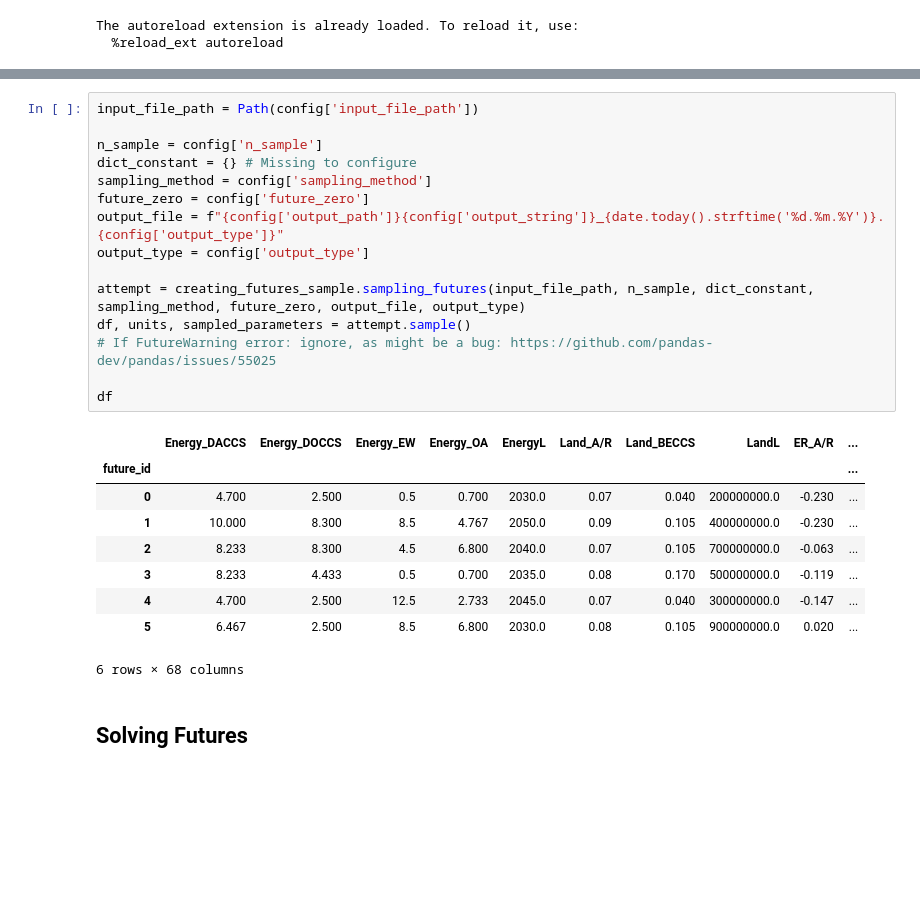
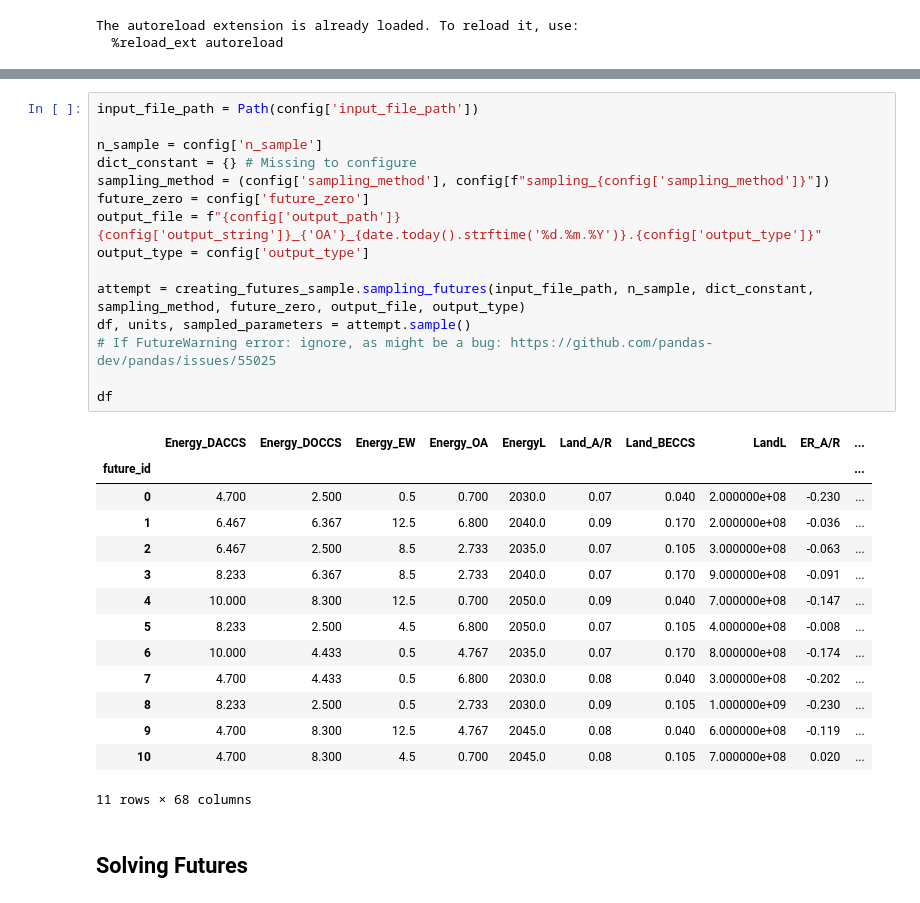
Before and after one commit to quirinarguez/CDR_Portfolios, a Jupyter notebook: test_notebook.ipynb, the cells around one changed output, grey strips where cells are left out. Saved outputs shown, nothing was run; the diff lists cells and outputs as text; blank space fills up the shorter version.

```diff
--- a/test_notebook.ipynb
+++ b/test_notebook.ipynb
@@ -95,28 +72,33 @@ KeyError: 'OPEX'
 # %%
 input_file_path = Path(config['input_file_path'])
 
 n_sample = config['n_sample']
 dict_constant = {} # Missing to configure
-sampling_method = config['sampling_method']
+sampling_method = (config['sampling_method'], config[f"sampling_{config['sampling_method']}"])
 future_zero = config['future_zero']
-output_file = f"{config['output_path']}{config['output_string']}_{date.today().strftime('%d.%m.%Y')}.{config['output_type']}"
+output_file = f"{config['output_path']}{config['output_string']}_{'OA'}_{date.today().strftime('%d.%m.%Y')}.{config['output_type']}"
 output_type = config['output_type']
 
 attempt = creating_futures_sample.sampling_futures(input_file_path, n_sample, dict_constant, sampling_method, future_zero, output_file, output_type)
 df, units, sampled_parameters = attempt.sample()
 # If FutureWarning error: ignore, as might be a bug: https://github.com/pandas-dev/pandas/issues/55025
 
 df
 # %% [output]
 |  | Energy_DACCS | Energy_DOCCS | Energy_EW | Energy_OA | EnergyL | Land_A/R | Land_BECCS | LandL | ER_A/R | ... |
 | future_id |  |  |  |  |  |  |  |  |  | ... |
-| 0 | 4.700 | 2.500 | 0.5 | 0.700 | 2030.0 | 0.07 | 0.040 | 200000000.0 | -0.230 | ... |
-| 1 | 10.000 | 8.300 | 8.5 | 4.767 | 2050.0 | 0.09 | 0.105 | 400000000.0 | -0.230 | ... |
-| 2 | 8.233 | 8.300 | 4.5 | 6.800 | 2040.0 | 0.07 | 0.105 | 700000000.0 | -0.063 | ... |
-| 3 | 8.233 | 4.433 | 0.5 | 0.700 | 2035.0 | 0.08 | 0.170 | 500000000.0 | -0.119 | ... |
-| 4 | 4.700 | 2.500 | 12.5 | 2.733 | 2045.0 | 0.07 | 0.040 | 300000000.0 | -0.147 | ... |
-| 5 | 6.467 | 2.500 | 8.5 | 6.800 | 2030.0 | 0.08 | 0.105 | 900000000.0 | 0.020 | ... |
+| 0 | 4.700 | 2.500 | 0.5 | 0.700 | 2030.0 | 0.07 | 0.040 | 2.000000e+08 | -0.230 | ... |
+| 1 | 6.467 | 6.367 | 12.5 | 6.800 | 2040.0 | 0.09 | 0.170 | 2.000000e+08 | -0.036 | ... |
+| 2 | 6.467 | 2.500 | 8.5 | 2.733 | 2035.0 | 0.07 | 0.105 | 3.000000e+08 | -0.063 | ... |
+| 3 | 8.233 | 6.367 | 8.5 | 2.733 | 2040.0 | 0.07 | 0.170 | 9.000000e+08 | -0.091 | ... |
+| 4 | 10.000 | 8.300 | 12.5 | 0.700 | 2050.0 | 0.09 | 0.040 | 7.000000e+08 | -0.147 | ... |
+| 5 | 8.233 | 2.500 | 4.5 | 6.800 | 2050.0 | 0.07 | 0.105 | 4.000000e+08 | -0.008 | ... |
+| 6 | 10.000 | 4.433 | 0.5 | 4.767 | 2035.0 | 0.07 | 0.170 | 8.000000e+08 | -0.174 | ... |
+| 7 | 4.700 | 4.433 | 0.5 | 6.800 | 2030.0 | 0.08 | 0.040 | 3.000000e+08 | -0.202 | ... |
+| 8 | 8.233 | 2.500 | 0.5 | 2.733 | 2030.0 | 0.09 | 0.105 | 1.000000e+09 | -0.230 | ... |
+| 9 | 4.700 | 8.300 | 12.5 | 4.767 | 2045.0 | 0.08 | 0.040 | 6.000000e+08 | -0.119 | ... |
+| 10 | 4.700 | 8.300 | 4.5 | 0.700 | 2045.0 | 0.08 | 0.105 | 7.000000e+08 | 0.020 | ... |
-6 rows × 68 columns
+11 rows × 68 columns
 # %% [markdown]
 ## Solving Futures
 # %%
```
Also changed, not shown: parts of 3 cells of this notebook, 8 other files.
